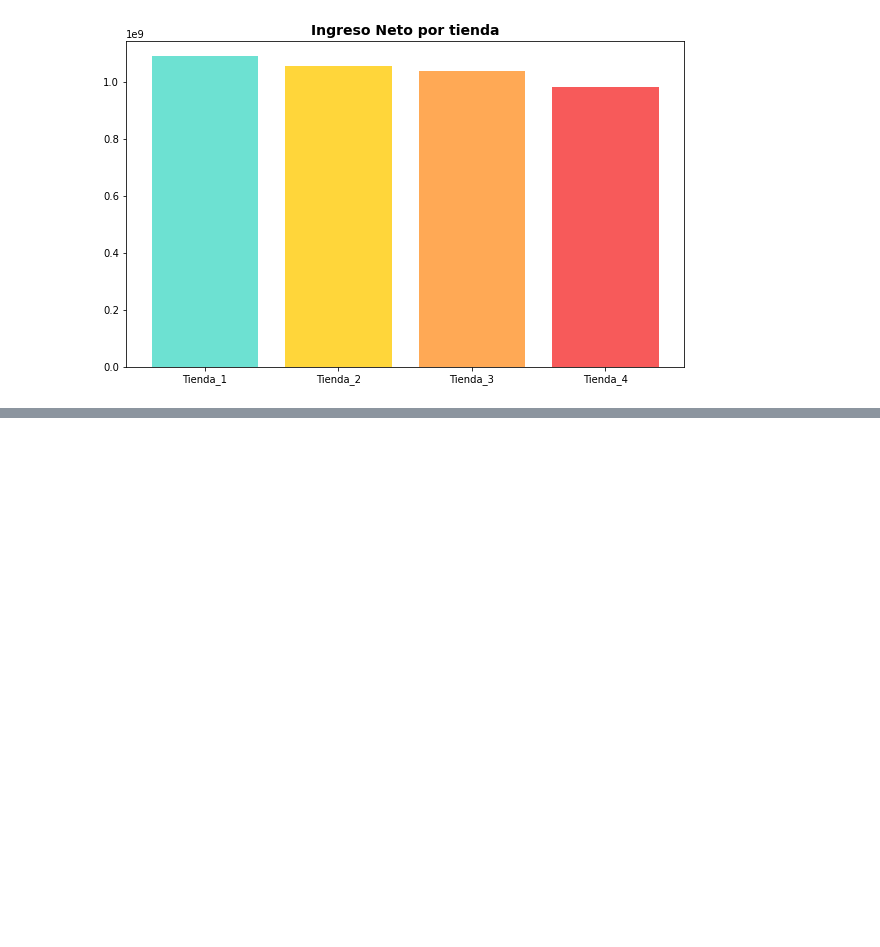
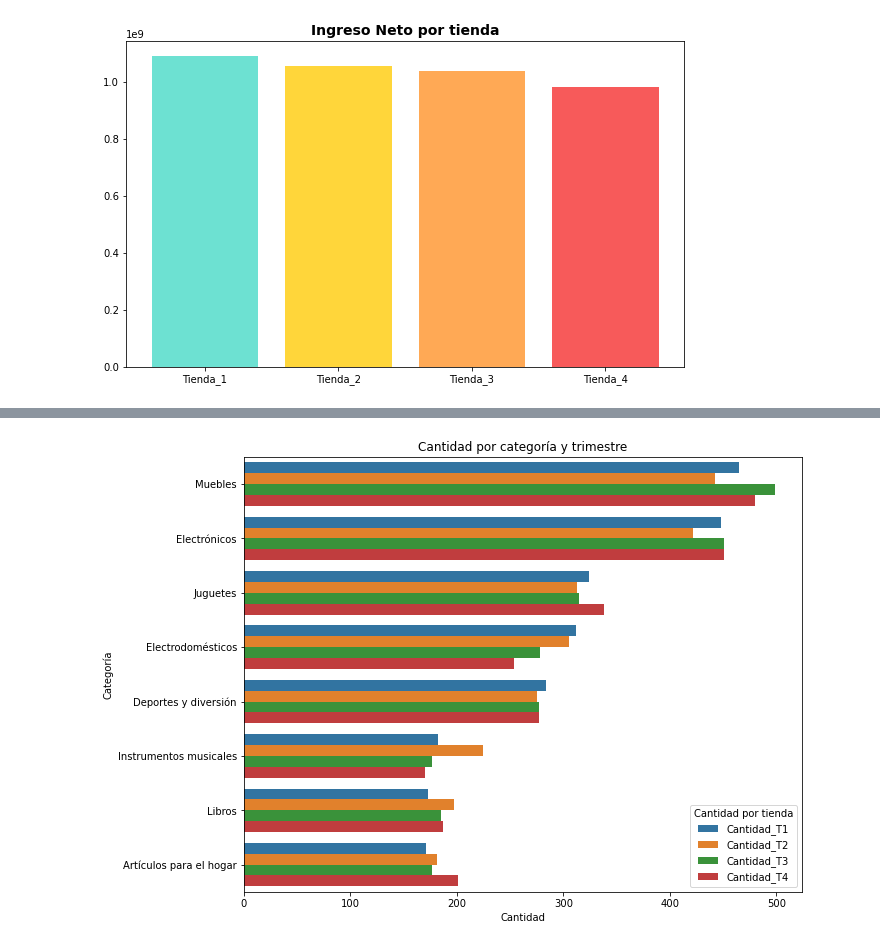
Before and after one commit to jbernalg/challenge-store, a Jupyter notebook: AluraStoreLatam.ipynb, the cells around one changed output, grey strips where cells are left out. Drawn from its saved outputs; the diff is of its cells as text; code cells hidden in the pictures; blank space fills up the shorter version.

Commit message:
categorias por tienda

```diff
--- a/AluraStoreLatam.ipynb
+++ b/AluraStoreLatam.ipynb
@@ -320,0 +325,7 @@ plt.show()
+# %%
+df_melt = df_categorias_tiendas.melt(id_vars='Categoria',
+                                     value_vars=['Cantidad_T1', 'Cantidad_T2', 'Cantidad_T3', 'Cantidad_T4'],
+                                     var_name='Tiendas',
+                                     value_name='Cantidad')
+
+df_melt
@@ -320,0 +350,3 @@ plt.show()
+# %%
+df_melt['Cantidad'] = pd.to_numeric(df_melt['Cantidad'], errors='coerce')
+df_melt.info()
@@ -320,0 +364,13 @@ plt.show()
+# %%
+import seaborn as sns
+import matplotlib.pyplot as plt
+
+plt.figure(figsize=(10,8))
+sns.barplot(data=df_melt, y='Categoria', x='Cantidad', hue='Tiendas')
+plt.title("Cantidad por categoría y trimestre")
+plt.ylabel("Categoría")
+plt.xlabel("Cantidad")
+plt.legend(title='Cantidad por tienda')
+plt.show()
+# %% [output]
+[figure, added]
```
Also changed, not shown: parts of 4 cells of this notebook.
